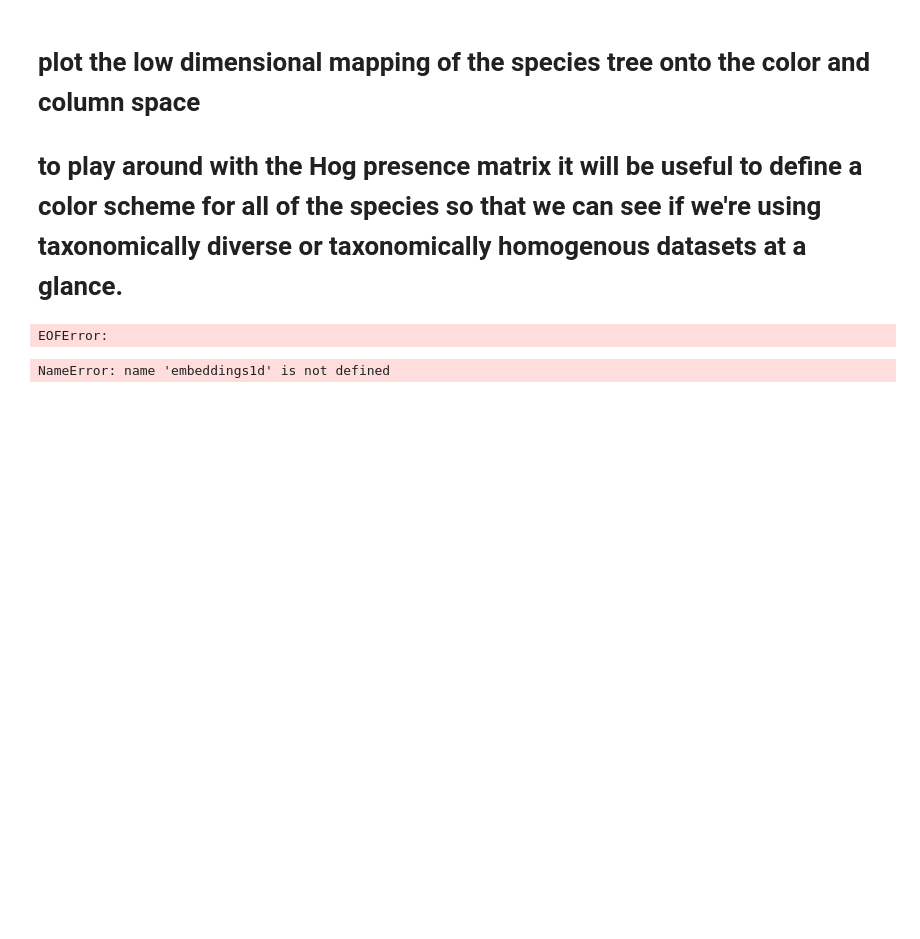
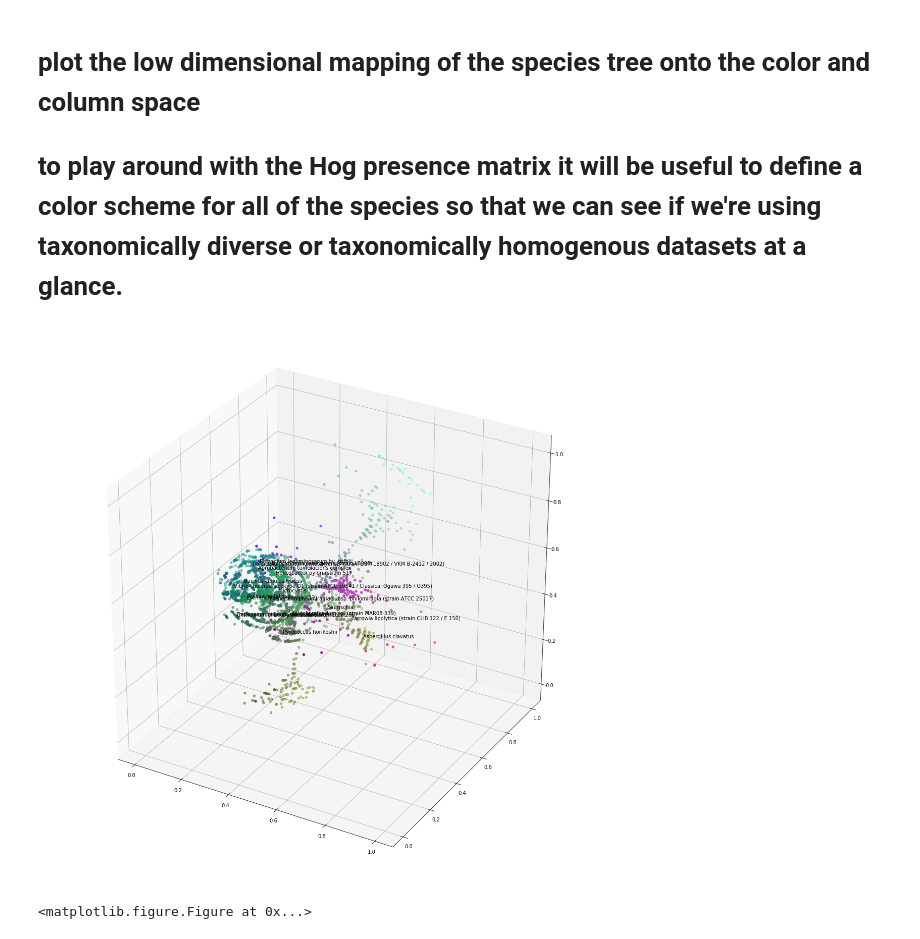
Before and after one commit to cactuskid/coevolution, a Jupyter notebook: ConstructSpeciesTree.ipynb, the cells around one changed output. Saved outputs shown, nothing was run; the diff lists cells and outputs as text; code cells hidden in the pictures; blank space fills up the shorter version.

```diff
--- a/ConstructSpeciesTree.ipynb
+++ b/ConstructSpeciesTree.ipynb
@@ -189,6 +189,7 @@ handle2.close()
 <h1>plot the low dimensional mapping of the species tree onto the color and column space<h1>
 to play around with the Hog presence matrix it will be useful to define a color scheme for all of the species so that we can see if we're using taxonomically diverse or taxonomically homogenous datasets at a glance.
 # %%
+import numpy as np
 
 from colour import Color
 #create color and column mapping
@@ -213,56 +214,60 @@ handle1.close()
 handle2.close()
 handle3.close()
 handle4.close()
-"""
+
+
 handle1= open('./IDtoName.pkl','r')
 handle2= open('./NameToID.pkl','r')
 NametoID = pickle.load(handle2)
 IdtoName= pickle.load(handle1)
 handle1.close()
-handle2.close()"""
+handle2.close()
 
 #columndict is code to column
 #build column to code dictonary
 column_dictReverse = dict(zip( column_dict.values() , column_dict.keys()))
 
 #transform the 3d embedding into a color scheme
+
 from sklearn.preprocessing import MinMaxScaler
 scaler = MinMaxScaler()
 embeddings3dScaled = scaler.fit_transform(embeddings3d)
 colors = np.apply_along_axis( coord_to_color ,  1 , embeddings3dScaled)
 
 #dictionary from TaxId to color
 colorTaxaDict = dict(zip(column_dict.keys(),list(colors) ) )
 TaxacolorDict = dict(zip( list(colors) , column_dict.keys() ))
+
 
 import matplotlib.pyplot as plt
 import matplotlib
 from mpl_toolkits.mplot3d import Axes3D
 #plot species tree in 3d space w colors
 fig = plt.figure()
 ax = fig.add_subplot(111, projection='3d' )
 matplotlib.rcParams['figure.figsize'] = (20.0, 20.0)
 ax.scatter( embeddings3dScaled[:,0], embeddings3dScaled[:,1], embeddings3dScaled[:,2], color = colors  )
 
 random_species = np.random.randint(0, len(column_dict)-1, 20)
 
 #label a small random subset of taxa as a sanity check
 def getspecies(input):
     return IdtoName[column_dictReverse[input]]
 
 labels = np.vectorize(getspecies)(random_species)
 coords = embeddings3dScaled[random_species , :]
 
 for i,label in enumerate(labels):
     ax.text( coords[i,0] , coords[i,1] , coords[i,2], label , size = 10 , color = 'k' )
 plt.show()
 # %% [output]
-EOFError:
+[figure, added]
 # %%
 
 #reorder matrix columns based on 1d Mapping and save everything to use on the HOG data matrix
 
 columns = np.argsort(embeddings1d, axis = 0)
+
 columns = columns.flatten()
 distmat = distmat[columns,:]
 distmat = distmat[:, columns]
@@ -274,14 +279,32 @@ colors = colors[columns]
 column_dict=dict(zip( column_dict.keys(), list(columns)  ) )
 column_dictReverse=dict(zip( list(columns) , column_dictReverse.values() ) )
 
-handle1 = open( 'column_dictFinal.pkl')
-handle2 = open( 'column_dictReversFinal.pkl')
-handle3 = open( 'colorsFinal.pkl')
+
+handle1 = open( 'column_dictFinal.pkl' , 'w')
+handle2 = open( 'column_dictReversFinal.pkl', 'w')
+handle3 = open( 'colorsFinal.pkl', 'w')
+
+
 pickle.dump(column_dict, handle1 , -1)
 pickle.dump(column_dictReverse, handle2 , -1)
 pickle.dump(colors, handle3 , -1)
 handle1.close()
 handle2.close()
 handle3.close()
+
+
+#check the column mappins and color scheme
+
+plt.clf()
+fig = plt.figure(figsize=(100, 100))
+ax = fig.add_subplot(111 )
+
+for i,column in enumerate(column_dictReverse.keys()[0:100]):
+    try:
+        ax.text( x=column%10 , y=int(column/10)  , s= IdtoName[column_dictReverse[column]] , color= colors[column] , rotation = 'vertical')
+    except:
+        print column
+
+plt.show()
 # %% [output]
-NameError: name 'embeddings1d' is not defined
+<matplotlib.figure.Figure at 0x...>
```
Also changed, not shown: 1 other file.
